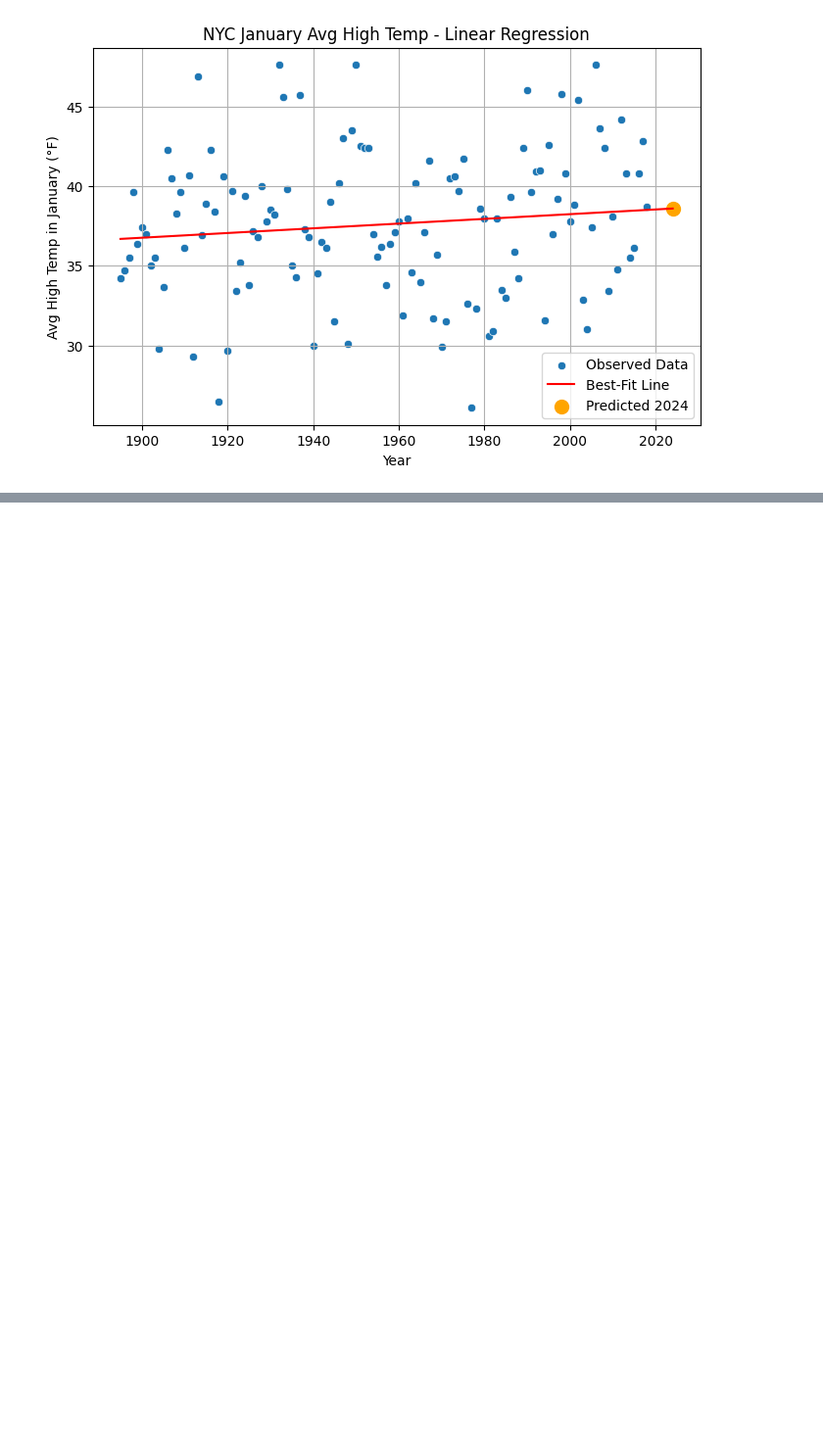
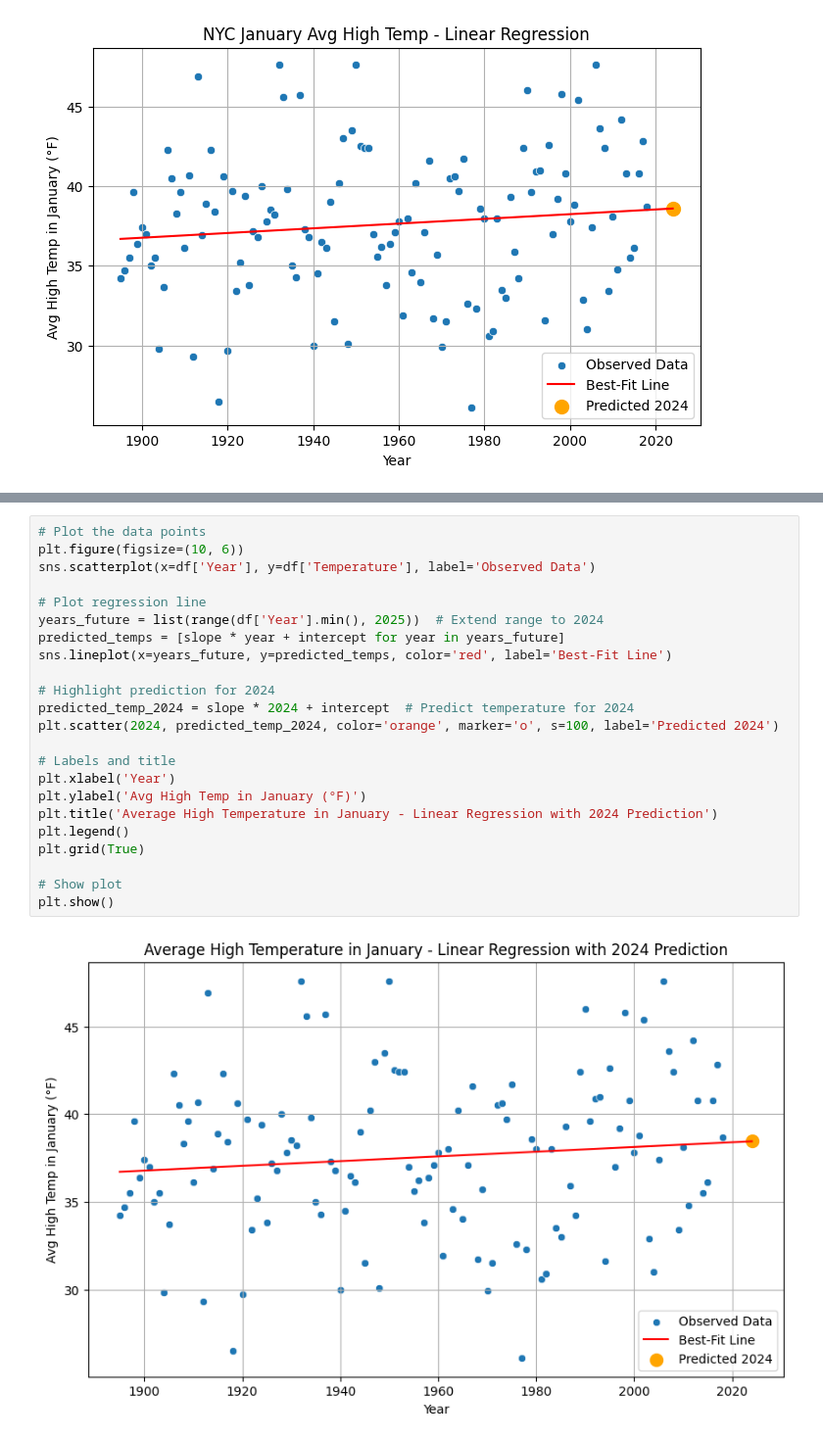
Before and after one commit to SchroderJ-pixel/datafun-07-ml, a Jupyter notebook: schroder_ml.ipynb, the cells around one changed output, grey strips where cells are left out. Shown: that part at 98% size. Drawn from its saved outputs; the diff is of its cells as text; blank space fills up the shorter version.

```diff
--- a/schroder_ml.ipynb
+++ b/schroder_ml.ipynb
@@ -221,0 +323,25 @@ plt.show()
+# %%
+# Plot the data points
+plt.figure(figsize=(10, 6))
+sns.scatterplot(x=df['Year'], y=df['Temperature'], label='Observed Data')
+
+# Plot regression line
+years_future = list(range(df['Year'].min(), 2025))  # Extend range to 2024
+predicted_temps = [slope * year + intercept for year in years_future]
+sns.lineplot(x=years_future, y=predicted_temps, color='red', label='Best-Fit Line')
+
+# Highlight prediction for 2024
+predicted_temp_2024 = slope * 2024 + intercept  # Predict temperature for 2024
+plt.scatter(2024, predicted_temp_2024, color='orange', marker='o', s=100, label='Predicted 2024')
+
+# Labels and title
+plt.xlabel('Year')
+plt.ylabel('Avg High Temp in January (°F)')
+plt.title('Average High Temperature in January - Linear Regression with 2024 Prediction')
+plt.legend()
+plt.grid(True)
+
+# Show plot
+plt.show()
+# %% [output]
+[figure, added]
```
Also changed, not shown: parts of 8 cells of this notebook.
